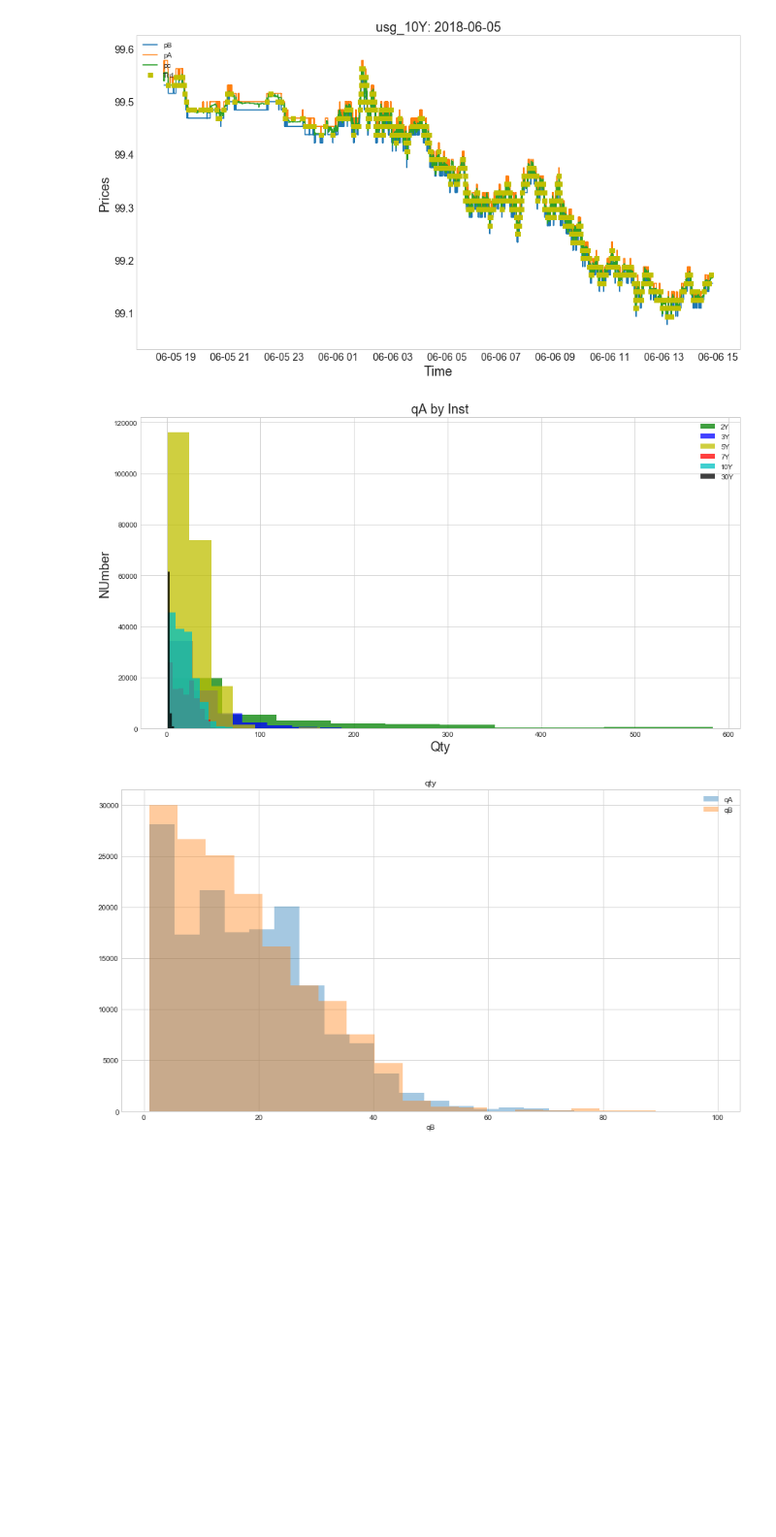
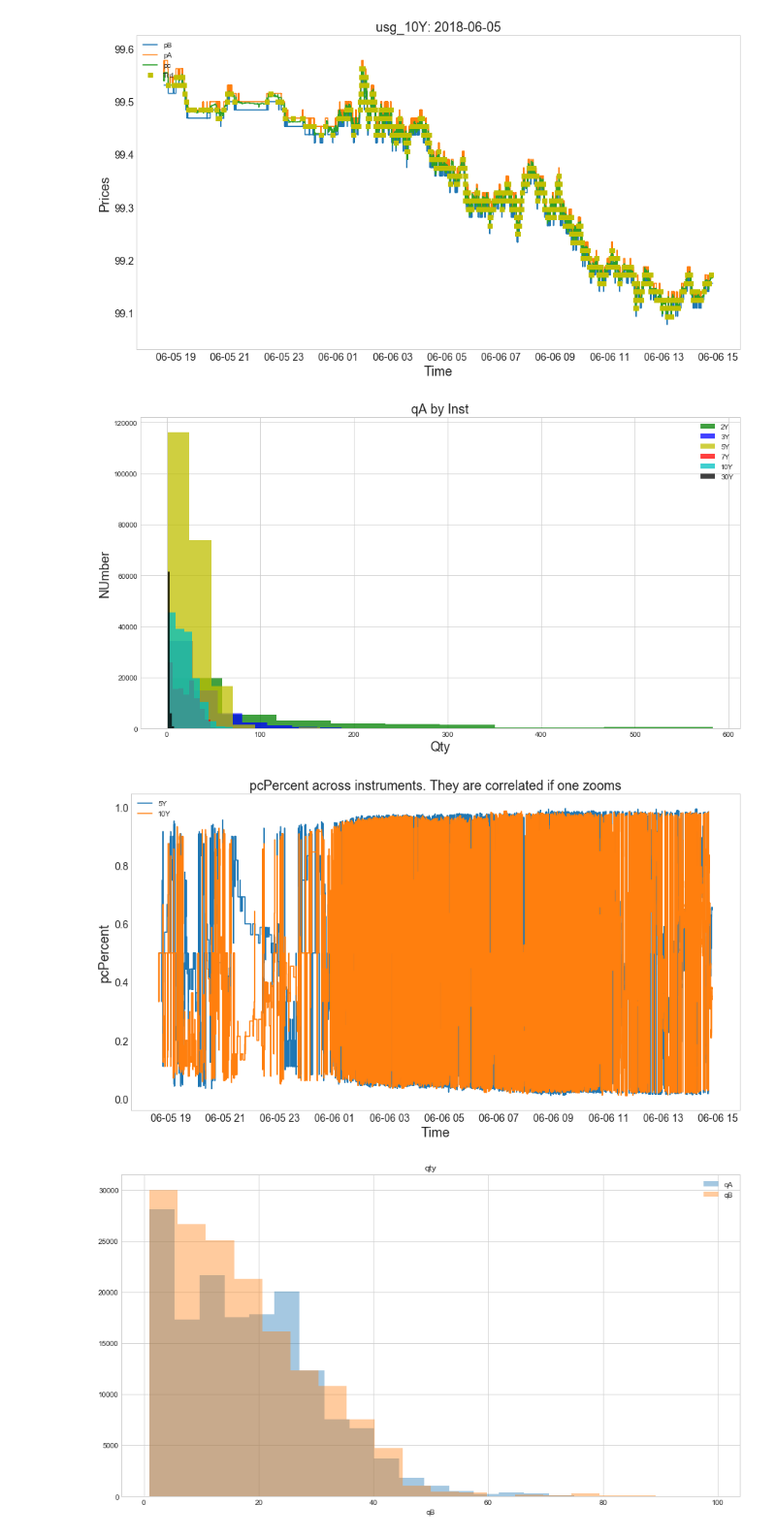
Before and after one commit to supandey/exch-nn-fun, a Jupyter notebook: DataExplore.ipynb, the cells around one changed output. Shown at 97% size. Drawn from its saved outputs; the diff is of its cells as text; code cells hidden in the pictures; blank space fills up the shorter version.

```diff
--- a/DataExplore.ipynb
+++ b/DataExplore.ipynb
@@ -60,33 +81,49 @@ def plotOneInst(df, instNum):
     plt.ylabel('Prices', fontsize=18)
     plt.tick_params(axis='both', which='major', labelsize=14)
     plt.legend(loc='upper left')
     plt.gcf().set_size_inches(15, 8)
     ax = plt.gca()
     #ax.get_yaxis().get_major_ formatter().set_scientific( False)
     ax.get_yaxis().get_major_formatter().set_useOffset( False)
     plt.grid()
     plt.show()
 
     plt.figure(2)
     bins = np.arange(0, 100, 5)
     plt.hist(df[df['instNum'] == 0]['qA'], facecolor='g', alpha=0.75, label='2Y')
     plt.hist(df[df['instNum'] == 1]['qA'], facecolor='b', alpha=0.75, label='3Y')
     plt.hist(df[df['instNum'] == 2]['qA'], facecolor='y', alpha=0.75, label='5Y')
     plt.hist(df[df['instNum'] == 3]['qA'], facecolor='r', alpha=0.75, label='7Y')
     plt.hist(df[df['instNum'] == 4]['qA'], facecolor='c', alpha=0.75, label='10Y')
     plt.hist(df[df['instNum'] == 5]['qA'], facecolor='k', alpha=0.75, label='30Y')
     plt.title('qA by Inst', fontsize=18)
     plt.xlabel('Qty', fontsize=18)
     plt.ylabel('NUmber', fontsize=18)
     plt.legend(loc='upper right')
     plt.gcf().set_size_inches(15, 8)
 
+    plt.figure(3)
+    plt.plot(df[df['instNum'] == 2].index, df[df['instNum'] == 2]['pcPercent'], label='5Y', drawstyle='steps')
+    plt.plot(df[df['instNum'] == 4].index, df[df['instNum'] == 4]['pcPercent'], label='10Y', drawstyle='steps')
+    plt.title('pcPercent across instruments. They are correlated if one zooms', fontsize=18)
+    plt.xlabel('Time', fontsize=18)
+    plt.ylabel('pcPercent', fontsize=18)
+    plt.tick_params(axis='both', which='major', labelsize=14)
+    plt.legend(loc='upper left')
+    plt.gcf().set_size_inches(15, 8)
+    ax = plt.gca()
+    #ax.get_yaxis().get_major_ formatter().set_scientific( False)
+    ax.get_yaxis().get_major_formatter().set_useOffset( False)
+    plt.grid()
+    plt.show()
+
 # call function
 instNum = 4
 plotOneInst(dfEsp, instNum)
 # %% [output]
 [figure]
 [figure]
+[figure, added]
 # %%
 # Plot with Seaborn. Usually I use matplotlib for all plots but want to explore this package
 from scipy import stats, integrate
```
Also changed, not shown: parts of 3 cells of this notebook.
